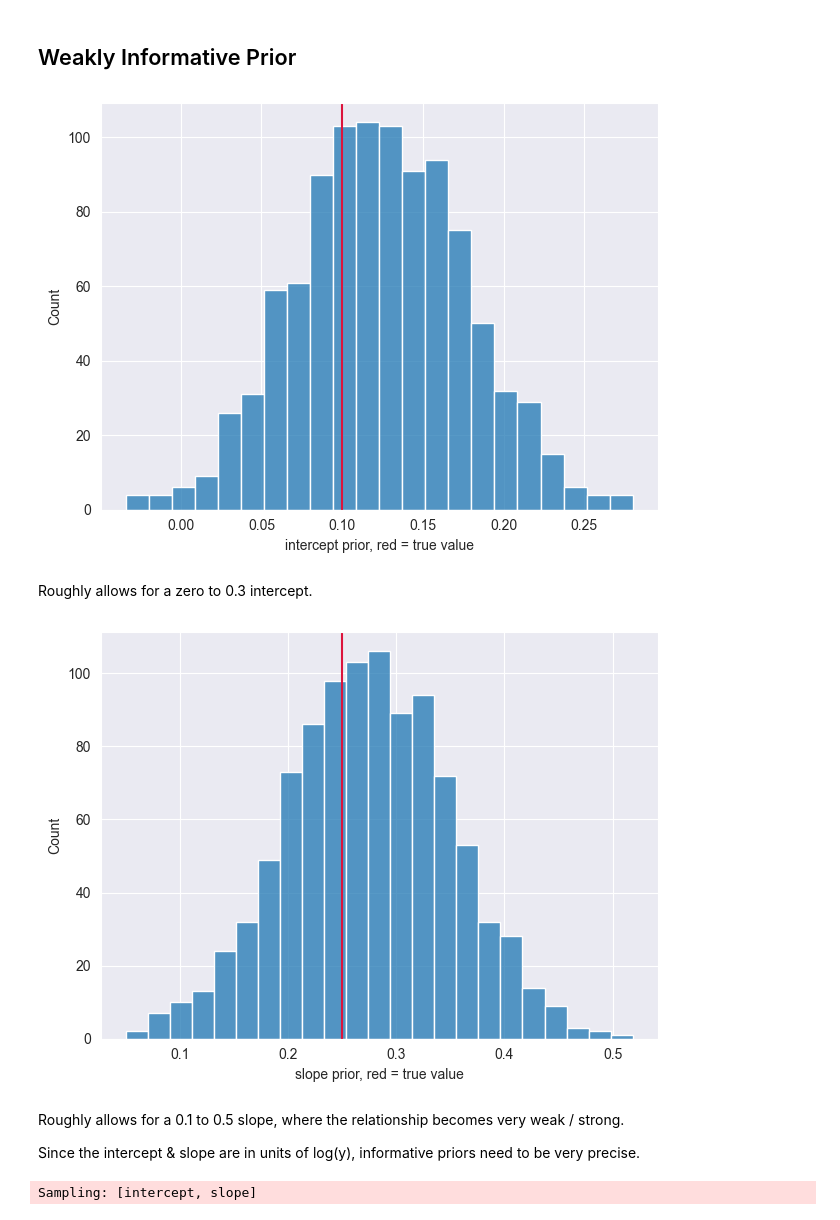
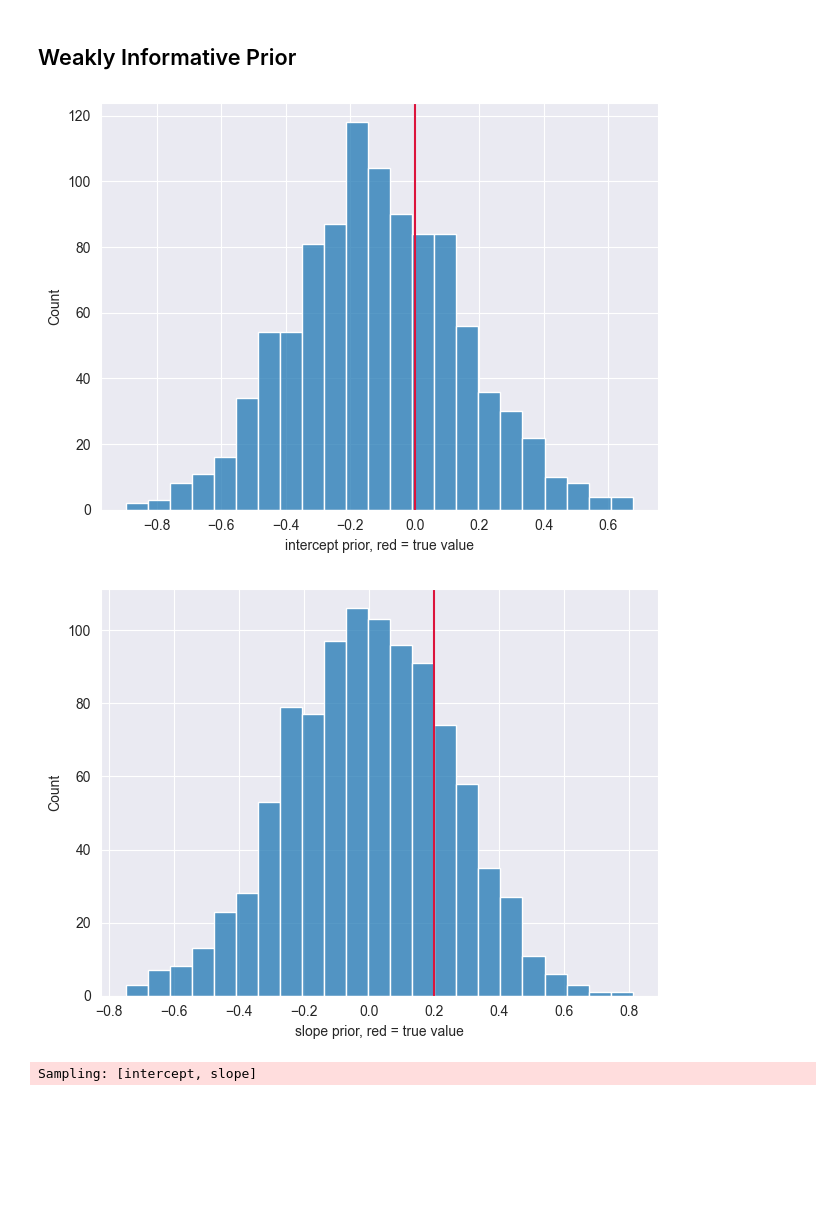
Before and after one commit to AhmetZamanis/BayesianModelingExperiments, a Jupyter notebook: LinearRegression/PoissonGLM.ipynb, the cells around one changed output. Saved outputs shown, nothing was run; the diff lists cells and outputs as text; code cells hidden in the pictures; blank space fills up the shorter version.

```diff
--- a/LinearRegression/PoissonGLM.ipynb
+++ b/LinearRegression/PoissonGLM.ipynb
@@ -25,11 +25,12 @@ n_obs = 100
 x_mean = 10
 x_sd = 2
 x = rng.normal(x_mean, x_sd, n_obs)
-xarray = xr.DataArray(x, dims = ["plot_dim"])
+xarray = xr.DataArray(x, dims = "outcome_dim_0") # For plotting with arviz
+xarray = xarray.assign_coords({"outcome_dim_0": np.arange(0, 100, 1)})
 
 # Relationship & link function
-true_intercept = 0.1 # Value of log(y) when X is zero
-true_slope = 0.25 # Change in log(y) when X changes by 1. The relationship becomes very strong towards 0.5, weak towards 0.2
+true_intercept = 0 # Value of log(y) when X is zero
+true_slope = 0.2 # Change in log(y) when X changes by 1. The relationship becomes very strong towards 0.5, weak towards 0.2
 true_line = np.exp(true_intercept + (true_slope * x)) # Conditional mean as a function of the linear predictor with log link.
 
 # Target
@@ -228,28 +252,22 @@ Fitted relationship & posterior predictive distribution is pretty decent for fla
 ## Weakly Informative Prior
 # %%
 # Tune the intercept prior
-prior_intercept_mu = 0.125
-prior_intercept_sd = 0.05
+prior_intercept_mu = -0.1
+prior_intercept_sd = 0.25
 _ = sns.histplot(rng.normal(prior_intercept_mu, prior_intercept_sd, size = 1000))
 _ = plt.axvline(true_intercept, c = "crimson")
 _ = plt.xlabel("intercept prior, red = true value")
 # %% [output]
-[figure, old version]
+[figure, new version]
-# %% [markdown]
-Roughly allows for a zero to 0.3 intercept.
 # %%
 # Tune the slope prior
-prior_slope_mu = 0.275
-prior_slope_sd = 0.075
+prior_slope_mu = 0
+prior_slope_sd = 0.25
 _ = sns.histplot(rng.normal(prior_slope_mu, prior_slope_sd, size = 1000))
 _ = plt.axvline(true_slope, c = "crimson")
 _ = plt.xlabel("slope prior, red = true value")
 # %% [output]
-[figure, old version]
+[figure, new version]
-# %% [markdown]
-Roughly allows for a 0.1 to 0.5 slope, where the relationship becomes very weak / strong.
-
-Since the intercept & slope are in units of log(y), informative priors need to be very precise.
 # %%
 # Create model
 informative_model = pm.Model()
```
Also changed, not shown: parts of 30 cells of this notebook, 3 other files.
